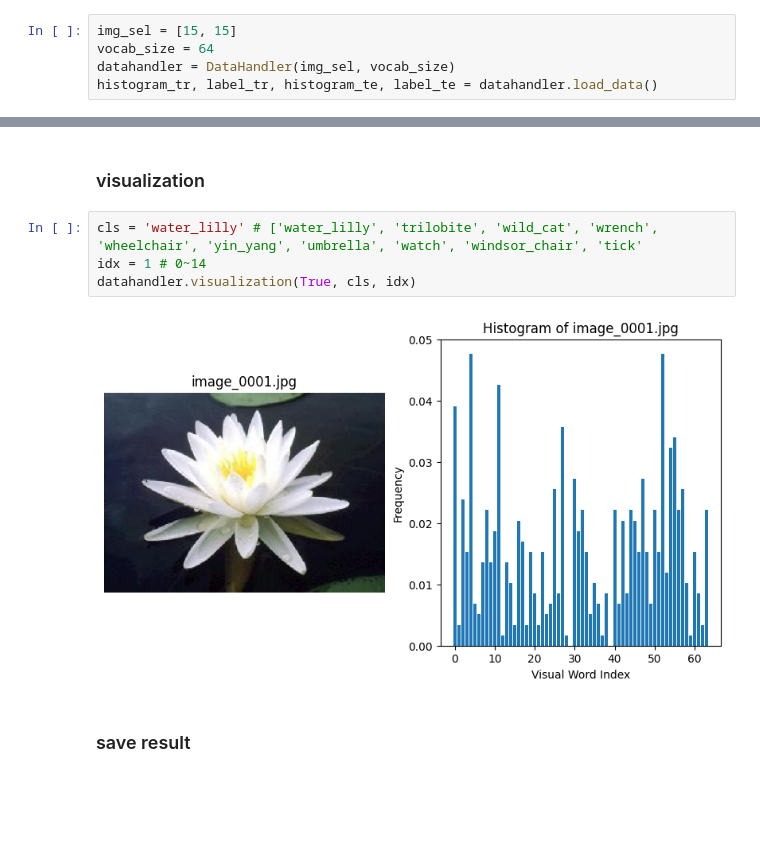
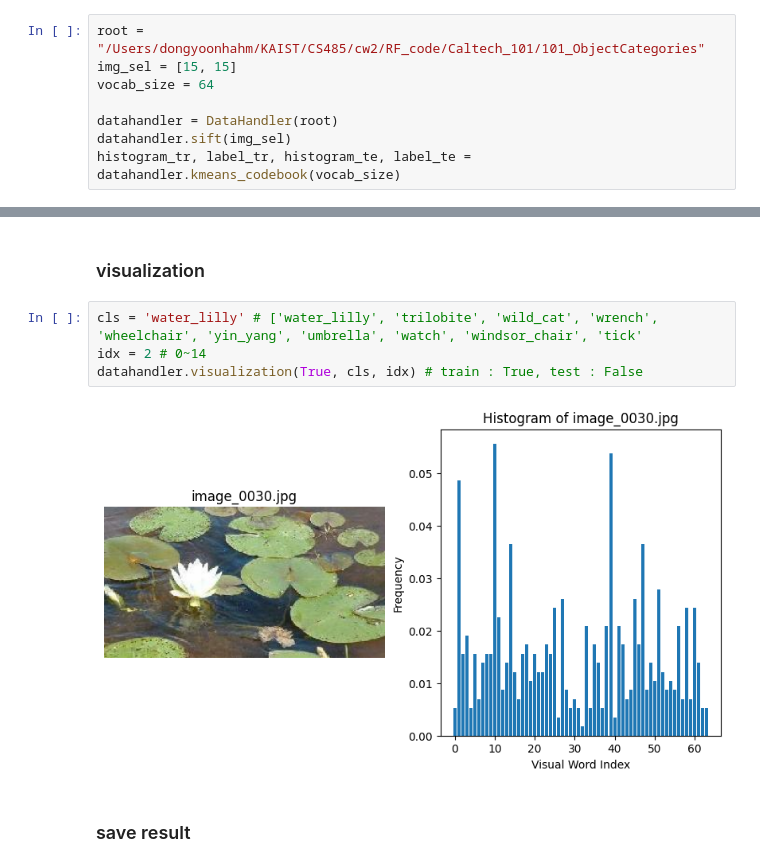
Before and after one commit to HahmDY/CS485_CourseWork2, a Jupyter notebook: main.ipynb, the cells around one changed output, grey strips where cells are left out. Cells and saved outputs as stored; diff of their text form; blank space fills up the shorter version.

Commit message:
add rf_codebook

```diff
--- a/main.ipynb
+++ b/main.ipynb
@@ -9,10 +9,13 @@ from utils import DataHandler
 # %% [markdown]
 ### Construct histogram
 # %%
+root = "/Users/dongyoonhahm/KAIST/CS485/cw2/RF_code/Caltech_101/101_ObjectCategories"
 img_sel = [15, 15]
 vocab_size = 64
-datahandler = DataHandler(img_sel, vocab_size)
-histogram_tr, label_tr, histogram_te, label_te = datahandler.load_data()
+
+datahandler = DataHandler(root)
+datahandler.sift(img_sel)
+histogram_tr, label_tr, histogram_te, label_te = datahandler.kmeans_codebook(vocab_size)
 # %% [output]
 SIFT...
 Clustering...
@@ -25,10 +28,10 @@ Shape of histogram_te:  (150, 64) = (# of data, # of words)
 ### visualization
 # %%
 cls = 'water_lilly' # ['water_lilly', 'trilobite', 'wild_cat', 'wrench', 'wheelchair', 'yin_yang', 'umbrella', 'watch', 'windsor_chair', 'tick'
-idx = 1 # 0~14
-datahandler.visualization(True, cls, idx)
+idx = 2 # 0~14
+datahandler.visualization(True, cls, idx) # train : True, test : False
 # %% [output]
-[figure, old version]
+[figure, new version]
 # %% [markdown]
 ### save result
 # %%
```
Also changed, not shown: parts of 3 cells of this notebook, 2 other files.
